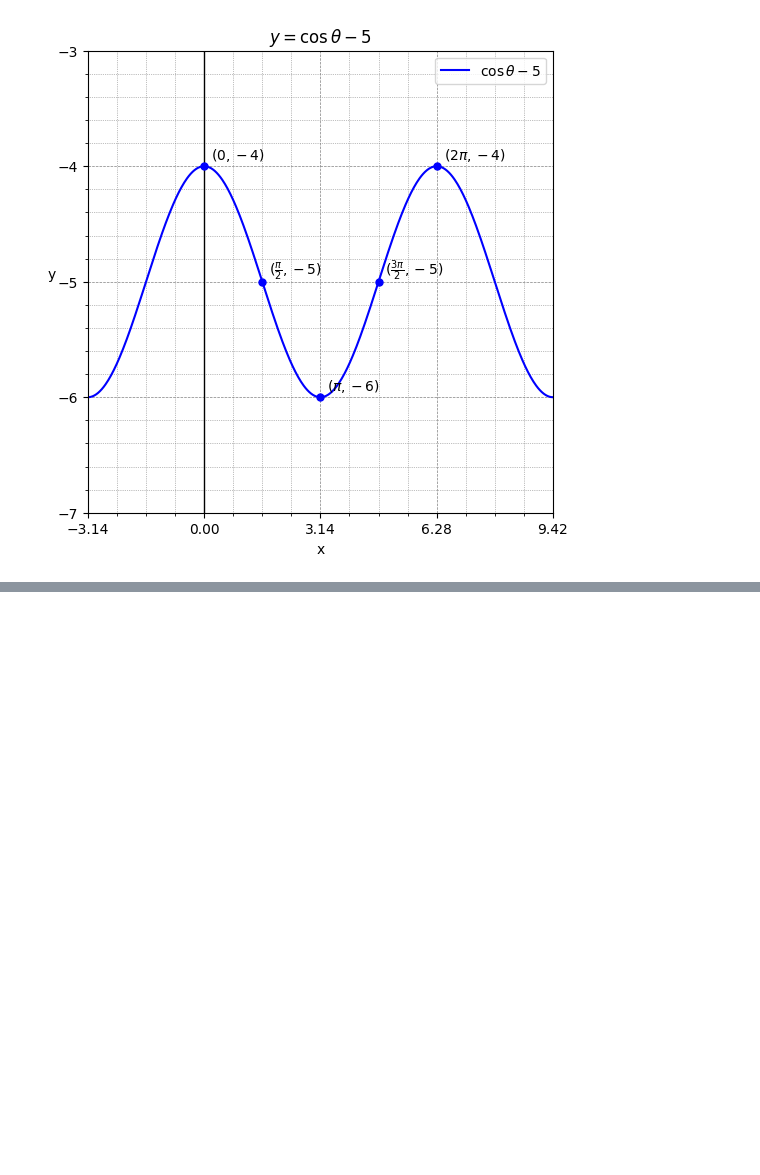
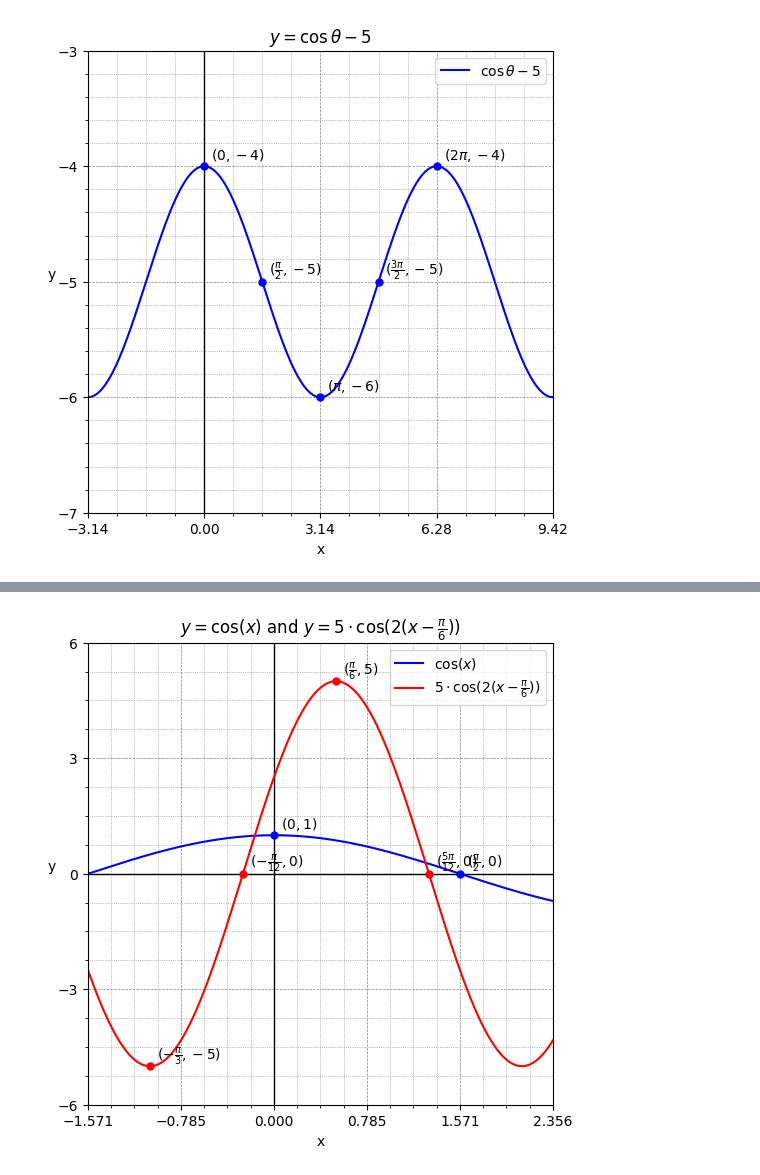
Before and after one commit to seanjiangsh/math-practice, a Jupyter notebook: trigonometry/practice.ipynb, the cells around one changed output, grey strips where cells are left out. Saved outputs shown, nothing was run; the diff lists cells and outputs as text; code cells hidden in the pictures; blank space fills up the shorter version.

```diff
--- a/trigonometry/practice.ipynb
+++ b/trigonometry/practice.ipynb
@@ -424,0 +531,41 @@ plot_lines(title, lines, limits=limits)
+# %%
+# Original: y=cos(x)
+# Transformed: y=5cos(2(x-pi/6))
+y1 = np.cos(x)
+label_1 = "$\\cos(x)$"
+points_1 = [
+  {"x": 0, "y": 1, "label": "$(0, 1)$"},
+  {"x": math.pi/2, "y": 0, "label": "$(\\frac{\\pi}{2}, 0)$"},
+  {"x": math.pi, "y": -1, "label": "$(\\pi, -1)$"},
+  {"x": 3*math.pi/2, "y": 0, "label": "$(\\frac{3\\pi}{2}, 0)$"},
+]
+line_1 = {
+  "x": x,
+  "y": y1,
+  "label": label_1,
+  "points": points_1,
+}
+
+y2 = 5 * np.cos(2 * (x - math.pi / 6))
+label_2 = "$5 \\cdot \\cos(2(x - \\frac{\\pi}{6}))$"
+points_2 = [
+  {"x": -math.pi/3, "y": -5, "label": "$(-\\frac{\\pi}{3}, -5)$"},
+  {"x": -math.pi/12, "y": 0, "label": "$(-\\frac{\\pi}{12}, 0)$"},
+  {"x": math.pi/6, "y": 5, "label": "$(\\frac{\\pi}{6}, 5)$"},
+  {"x": 5*math.pi/12, "y": 0, "label": "$(\\frac{5\\pi}{12}, 0)$"},
+]
+line_2 = {
+  "x": x,
+  "y": y2,
+  "label": label_2,
+  "points": points_2,
+  "color": "red"
+}
+
+title = "$y = \\cos(x)$ and $y = 5 \\cdot \\cos(2(x - \\frac{\\pi}{6}))$"
+lines = [line_1, line_2]
+limits = {"x": (-math.pi/2, math.pi*1/2), "y": (-6, 6)}
+
+plot_lines(title, lines, limits=limits)
+# %% [output]
+[figure, added]
```
Also changed, not shown: parts of 5 cells of this notebook.
